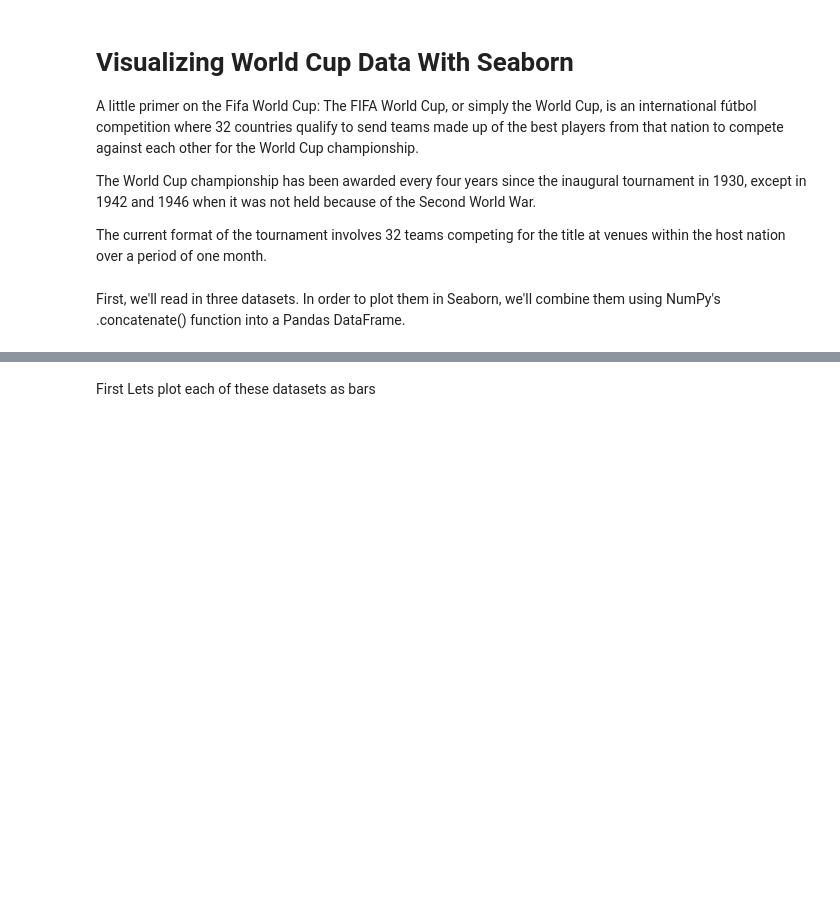
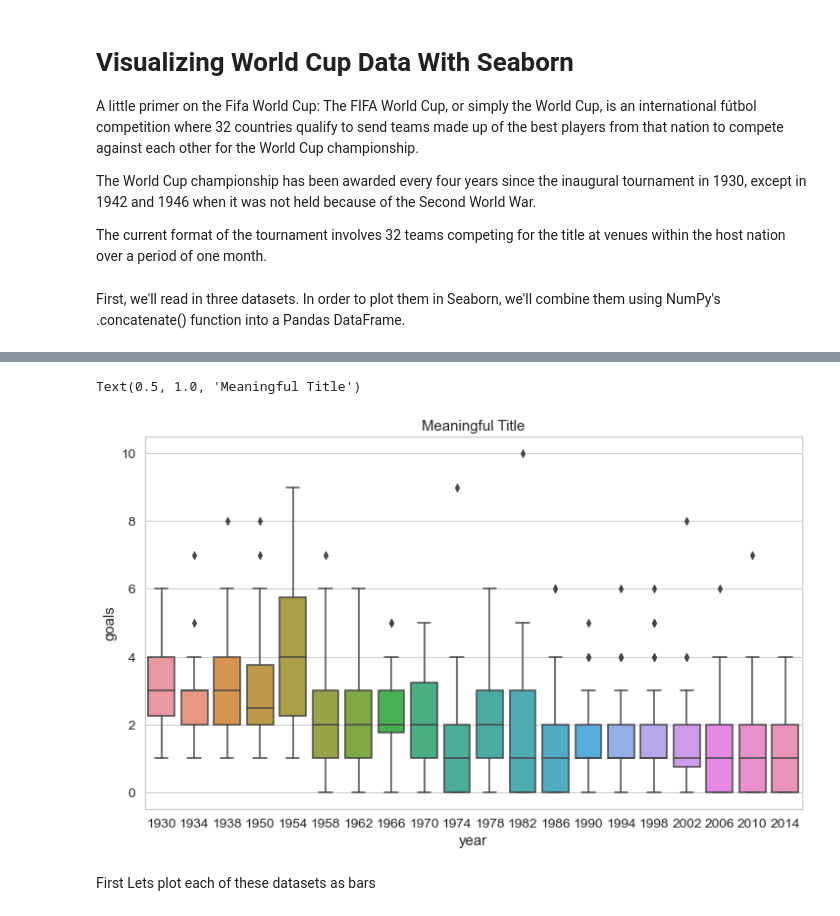
Before and after one commit to arpitran/Codeacademy, a Jupyter notebook: Introduction to Seaborn/Visualizing WorldCup Data with Seaborn.ipynb, the cells around one changed output, grey strips where cells are left out. Saved outputs shown, nothing was run; the diff lists cells and outputs as text; code cells hidden in the pictures; blank space fills up the shorter version.

```diff
--- a/Introduction to Seaborn/Visualizing WorldCup Data with Seaborn.ipynb
+++ b/Introduction to Seaborn/Visualizing WorldCup Data with Seaborn.ipynb
@@ -45,3 +72,11 @@ print(df.to_markdown())
+# %%
+df_goals = pd.read_csv("data/goals.txt")
+f,ax2 = plt.subplots(figsize=(12,7))
+ax2 = sns.boxplot(data=df_goals,x="year",y="goals")
+ax2.set_title("Meaningful Title")
+# %% [output]
+Text(0.5, 1.0, 'Meaningful Title')
+[figure, added]
 # %% [markdown]
 First Lets plot each of these datasets as bars
 # %%
```
Also changed, not shown: parts of 5 cells of this notebook, 1 other file.
